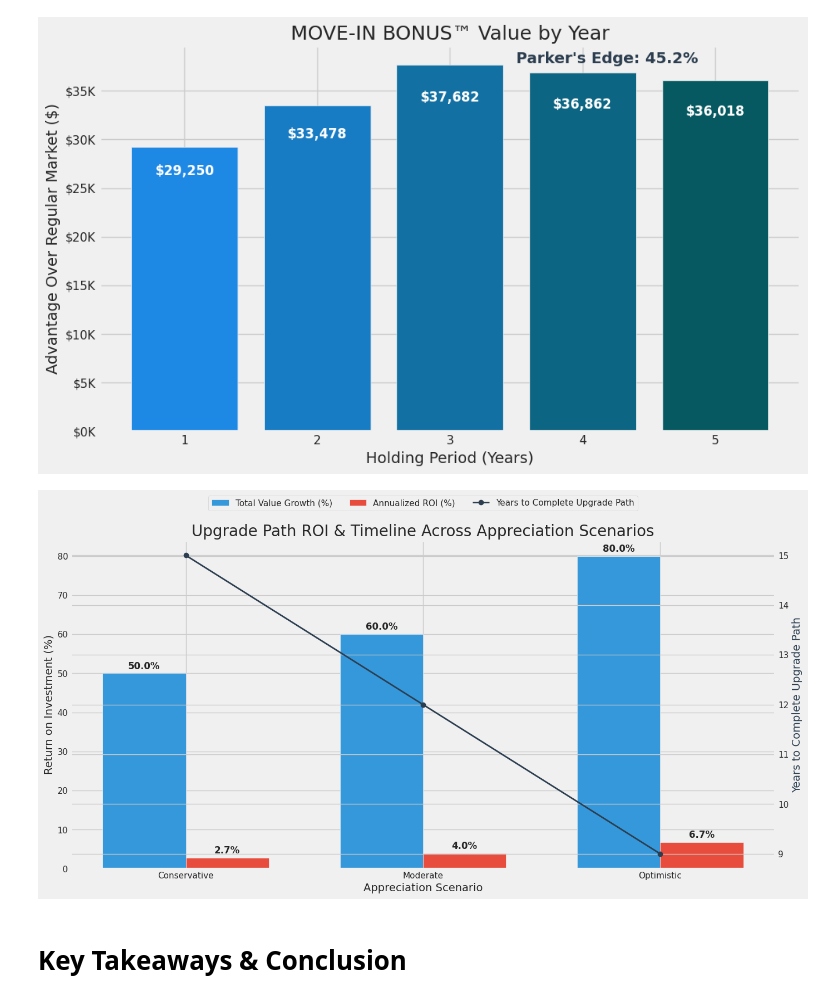
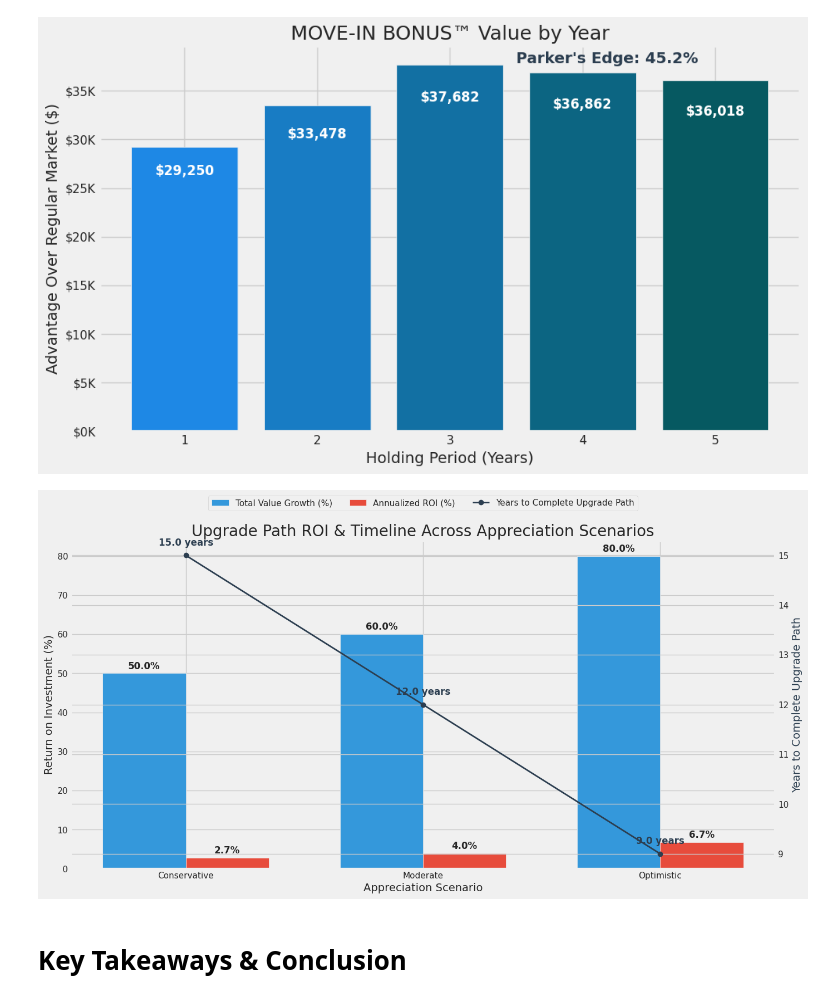
Before and after one commit to GarrickPinon/2buyornot2buy, a Jupyter notebook: Boston_Housing_Predictive_Modeling_GitHub.ipynb, the cells around one changed output. Saved outputs shown, nothing was run; the diff lists cells and outputs as text; code cells hidden in the pictures.

```diff
--- a/Boston_Housing_Predictive_Modeling_GitHub.ipynb
+++ b/Boston_Housing_Predictive_Modeling_GitHub.ipynb
@@ -4797,41 +4797,19 @@ def money_formatter(x, pos):
     """Format values as currency"""
     return f'${x/1000:.0f}K' if x < 1000000 else f'${x/1000000:.1f}M'
 
-# Sample data for upgrade path visualization (simplified, based on previous data)
-# Make sure these dictionaries are defined in your notebook's state before running this cell
-# market_assumptions = {
-#     'projected_appreciation': {
-#         'conservative': 0.02,
-#         'moderate': 0.03,
-#         'optimistic': 0.05
-#     }
-# }
-# all_scenario_results = {
-#     'conservative': {
-#         'timing': [0, 5, 10, 15],
-#         'property_values': [500000, 550000, 650000, 750000],
-#         'total_savings': 50000
-#     },
-#     'moderate': {
-#         'timing': [0, 4, 8, 12],
-#         'property_values': [500000, 575000, 675000, 800000],
-#         'total_savings': 75000
-#     },
-#     'optimistic': {
-#         'timing': [0, 3, 6, 9],
-#         'property_values': [500000, 600000, 750000, 900000],
-#         'total_savings': 100000
-#     }
-# }
+# Ensure calculate_enhanced_upgrade_timeline is defined before this cell runs
+# (Assuming it is defined in a previous cell)
 
 
-def plot_upgrade_path_enhanced():
-    """Create enhanced upgrade path visualization with corrected labels and legend"""
+def plot_upgrade_path_enhanced(all_scenario_results, market_assumptions, full_upgrade_path):
+    """Create enhanced upgrade path visualization using real analysis results"""
 
-    # Use the sample data defined above or ensure your actual data is loaded
+    # Use the actual scenarios from market_assumptions
     scenarios = list(market_assumptions['projected_appreciation'].keys())
     scenario_timelines = all_scenario_results
 
+    # Filter scenarios to only include those in all_scenario_results keys
+    scenarios = [s for s in scenarios if s in all_scenario_results]
 
     # Create figure
     plt.figure(figsize=(14, 8)) # Increased figure size for better readability
@@ -4843,12 +4821,18 @@ def plot_upgrade_path_enhanced():
         results = scenario_timelines[scenario]
         scenario_name = scenario.title()
 
-        # Calculate ROI metrics
-        initial_value = results['property_values'][0]
-        final_value = results['property_values'][-1]
-        value_growth = ((final_value / initial_value) - 1) * 100
-        years = results['timing'][-1]
-        annualized_roi = ((1 + value_growth/100) ** (1/years) - 1) * 100 if years > 0 else 0
+        # Ensure required keys exist and timing is not empty
+        if 'property_values' in results and results['property_values'] and 'timing' in results and results['timing']:
+            initial_value = results['property_values'][0]
+            final_value = results['property_values'][-1]
+            value_growth = ((final_value / initial_value) - 1) * 100 if initial_value > 0 else 0
+            years = results['timing'][-1]
+            annualized_roi = ((1 + value_growth/100) ** (1/years) - 1) * 100 if years > 0 else 0
+        else:
+             value_growth = 0
+             annualized_roi = 0
+             years = 0
+
 
         roi_data.append({
             'Scenario': scenario_name,
@@ -4859,7 +4843,8 @@ def plot_upgrade_path_enhanced():
 
     # Create DataFrame and sort by appreciation rate
     roi_df = pd.DataFrame(roi_data)
-    roi_df['Rate'] = [market_assumptions['projected_appreciation'][s.lower()] for s in roi_df['Scenario']]
+    # Use get with default value to handle missing keys in market_assumptions
+    roi_df['Rate'] = [market_assumptions['projected_appreciation'].get(s.lower(), 0) for s in roi_df['Scenario']]
     roi_df = roi_df.sort_values(by='Rate').drop('Rate', axis=1)
 
 
@@ -4892,43 +4877,57 @@ def plot_upgrade_path_enhanced():
 
     # Add second y-axis for timeline
     ax_twin = ax1.twinx()
-    timeline_line, = ax_twin.plot(x, roi_df['TotalYears'], 'o-',
+    # Ensure there are points to plot for the timeline
+    if not roi_df['TotalYears'].empty:
+      timeline_line, = ax_twin.plot(x, roi_df['TotalYears'], 'o-',
                                 color='#2c3e50', linewidth=2,
                                 label='Years to Complete Upgrade Path') # Keep label here
+
+    # Add value labels for the timeline points
+    for i, (xx, yy) in enumerate(zip(x, roi_df['TotalYears'])):
+         ax_twin.annotate(f'{yy:.1f} years',
+                        xy=(xx, yy),
+                        xytext=(0, 10), # Increased vertical offset
+                        textcoords="offset points",
+                        ha='center', va='bottom', fontweight='bold', color='#2c3e50')
 
 
     # Set chart labels and titles
     plt.title('Upgrade Path ROI & Timeline Across Appreciation Scenarios', fontsize=20) # More descriptive title
     ax1.set_ylabel('Return on Investment (%)', fontsize=14)
     ax_twin.set_ylabel('Years to Complete Upgrade Path', fontsize=14, color='#2c3e50')
     ax1.set_xlabel('Appreciation Scenario', fontsize=14) # Use ax1 to set xlabel
 
     # Set x-axis labels explicitly
     ax1.set_xticks(x) # Use ax1 to set xticks
     ax1.set_xticklabels(roi_df['Scenario']) # Use ax1 to set xticklabels
 
 
     # Combine the legends and place them outside the plot
     # Get handles and labels for the bars from the primary axis
     handles1, labels1 = ax1.get_legend_handles_labels()
     # Get handle and label for the line from the twin axis
     handles2, labels2 = ax_twin.get_legend_handles_labels()
 
     # Combine the handles and labels from both axes
     all_handles = handles1 + handles2
     all_labels = labels1 + labels2
 
     # Create the legend using the combined handles and labels
     ax1.legend(all_handles, all_labels, loc='upper center', bbox_to_anchor=(0.5, 1.15), ncol=3) # Adjusted bbox_to_anchor and ncol
 
 
     plt.tight_layout(rect=[0, 0, 1, 0.95]) # Adjust rect to make space for legend
     plt.show()
 
-# Call the enhanced plotting function
-plot_upgrade_path_enhanced()
+# Call the enhanced plotting function using the actual data
+# Make sure 'all_scenario_results' and 'market_assumptions' are defined
+# and populated by the cells above this one.
+# Assuming 'full_upgrade_path' is also defined.
+
+plot_upgrade_path_enhanced(all_scenario_results, market_assumptions, full_upgrade_path) # Uncomment and run this line after the data is ready
 # %% [output]
-[figure, old version]
+[figure, new version]
 # %% [markdown]
 # Key Takeaways & Conclusion
 # %% [markdown]
```
Also changed, not shown: parts of 1 cell of this notebook.
